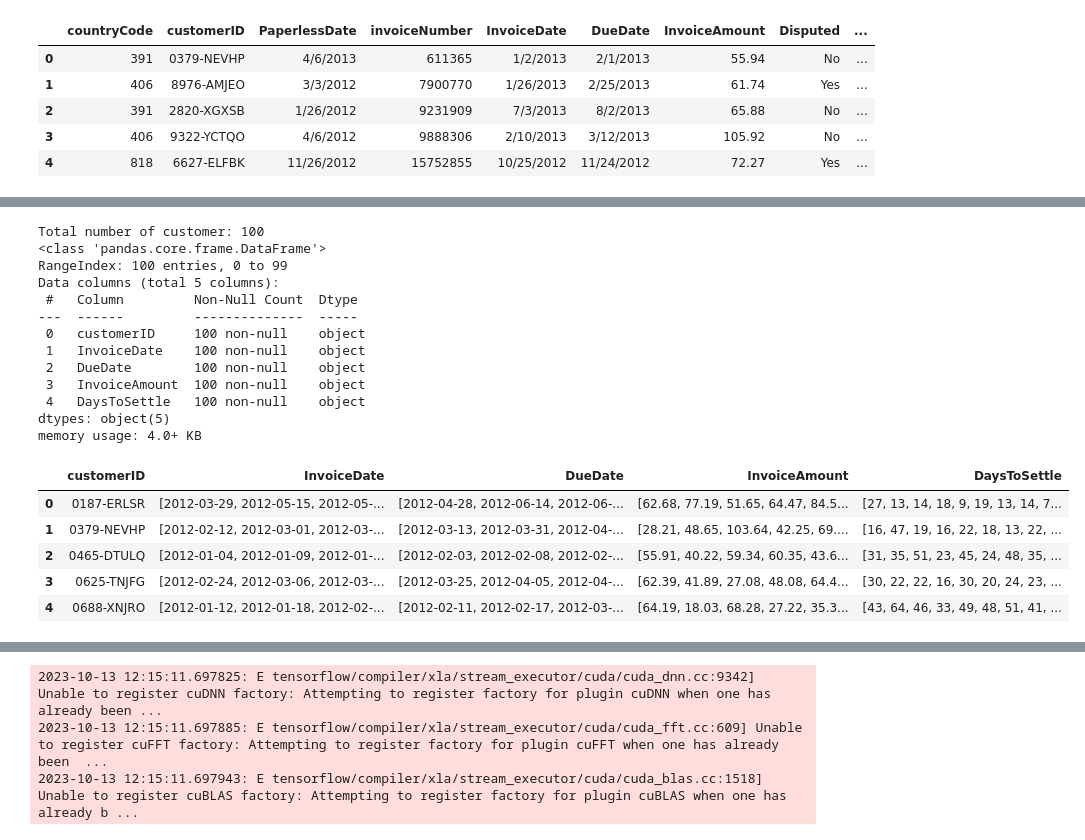
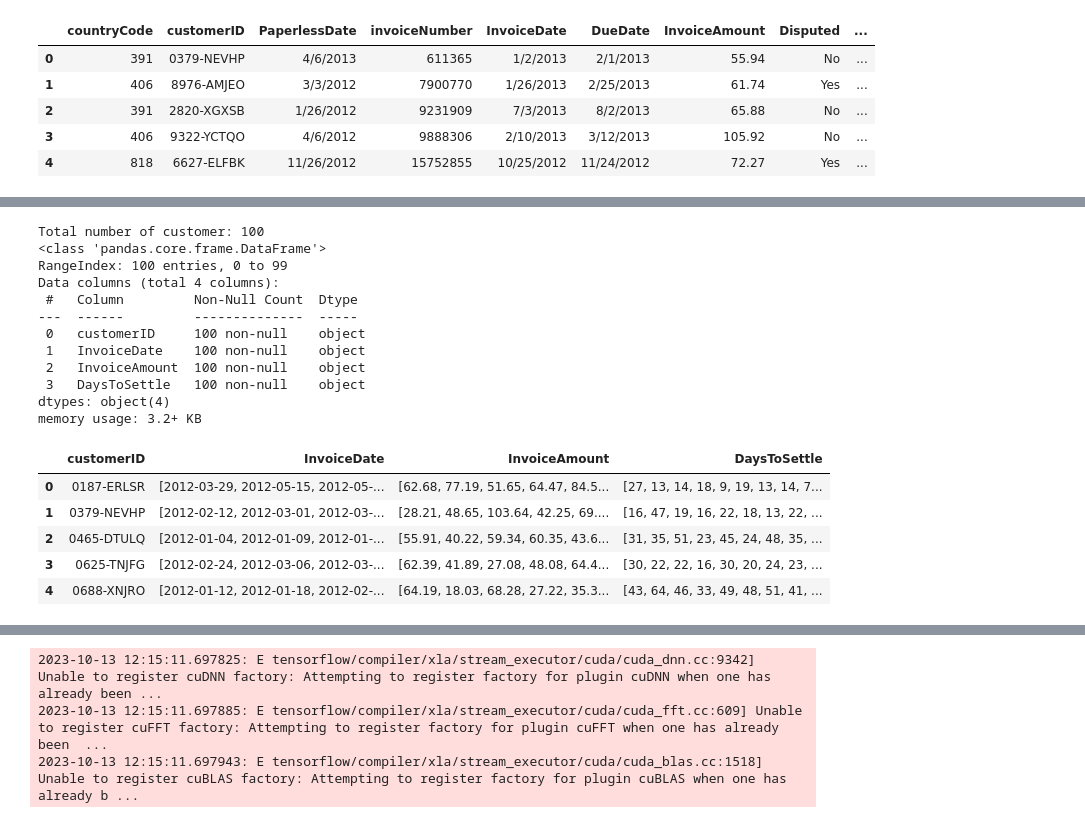
Before and after one commit to MengOonLee/AccountReceivable, a Jupyter notebook: Workflow/InvoicePayment/Forecasting.ipynb, the cells around one changed output, grey strips where cells are left out. Saved outputs shown, nothing was run; the diff lists cells and outputs as text; code cells hidden in the pictures.

```diff
--- a/Workflow/InvoicePayment/Forecasting.ipynb
+++ b/Workflow/InvoicePayment/Forecasting.ipynb
@@ -60,11 +60,11 @@ memory usage: 231.3+ KB
 import pandas as pd
 
 df_invoice.drop(columns=['countryCode', 'PaperlessDate', 'invoiceNumber',
-    'Disputed', 'SettledDate', 'PaperlessBill', 'DaysLate'], inplace=True)
+    'DueDate', 'Disputed', 'SettledDate', 'PaperlessBill', 'DaysLate'],
+    inplace=True)
 
-cols_date = ['InvoiceDate', 'DueDate']
-for col in cols_date:
-    df_invoice[col] = pd.to_datetime(df_invoice[col], format='%m/%d/%Y').dt.date
+df_invoice['InvoiceDate'] = pd.to_datetime(df_invoice['InvoiceDate'],
+    format='%m/%d/%Y').dt.date
 
 df_invoice.sort_values(by=['customerID', 'InvoiceDate'], inplace=True)
 
@@ -79,31 +79,30 @@ df_invoice.head()
 # %%
 import numpy as np
 
 print("Total number of customer:", len(df_invoice['customerID'].unique()))
 
-df_payment = df_invoice.groupby('customerID')\
+df_sample = df_invoice.groupby('customerID')\
     .agg(list)\
     .reset_index()
 
-df_payment.info()
-df_payment.head()
+df_sample.info()
+df_sample.head()
 # %% [output]
 Total number of customer: 100
 <class 'pandas.core.frame.DataFrame'>
 RangeIndex: 100 entries, 0 to 99
-Data columns (total 5 columns):
+Data columns (total 4 columns):
  #   Column         Non-Null Count  Dtype
 ---  ------         --------------  -----
  0   customerID     100 non-null    object
  1   InvoiceDate    100 non-null    object
- 2   DueDate        100 non-null    object
- 3   InvoiceAmount  100 non-null    object
- 4   DaysToSettle   100 non-null    object
-dtypes: object(5)
-memory usage: 4.0+ KB
+ 2   InvoiceAmount  100 non-null    object
+ 3   DaysToSettle   100 non-null    object
+dtypes: object(4)
+memory usage: 3.2+ KB
-|  | customerID | InvoiceDate | DueDate | InvoiceAmount | DaysToSettle |
-| 0 | 0187-ERLSR | [2012-03-29, 2012-05-15, 2012-05-... | [2012-04-28, 2012-06-14, 2012-06-... | [62.68, 77.19, 51.65, 64.47, 84.5... | [27, 13, 14, 18, 9, 19, 13, 14, 7... |
-| 1 | 0379-NEVHP | [2012-02-12, 2012-03-01, 2012-03-... | [2012-03-13, 2012-03-31, 2012-04-... | [28.21, 48.65, 103.64, 42.25, 69.... | [16, 47, 19, 16, 22, 18, 13, 22, ... |
-| 2 | 0465-DTULQ | [2012-01-04, 2012-01-09, 2012-01-... | [2012-02-03, 2012-02-08, 2012-02-... | [55.91, 40.22, 59.34, 60.35, 43.6... | [31, 35, 51, 23, 45, 24, 48, 35, ... |
-| 3 | 0625-TNJFG | [2012-02-24, 2012-03-06, 2012-03-... | [2012-03-25, 2012-04-05, 2012-04-... | [62.39, 41.89, 27.08, 48.08, 64.4... | [30, 22, 22, 16, 30, 20, 24, 23, ... |
-| 4 | 0688-XNJRO | [2012-01-12, 2012-01-18, 2012-02-... | [2012-02-11, 2012-02-17, 2012-03-... | [64.19, 18.03, 68.28, 27.22, 35.3... | [43, 64, 46, 33, 49, 48, 51, 41, ... |
+|  | customerID | InvoiceDate | InvoiceAmount | DaysToSettle |
+| 0 | 0187-ERLSR | [2012-03-29, 2012-05-15, 2012-05-... | [62.68, 77.19, 51.65, 64.47, 84.5... | [27, 13, 14, 18, 9, 19, 13, 14, 7... |
+| 1 | 0379-NEVHP | [2012-02-12, 2012-03-01, 2012-03-... | [28.21, 48.65, 103.64, 42.25, 69.... | [16, 47, 19, 16, 22, 18, 13, 22, ... |
+| 2 | 0465-DTULQ | [2012-01-04, 2012-01-09, 2012-01-... | [55.91, 40.22, 59.34, 60.35, 43.6... | [31, 35, 51, 23, 45, 24, 48, 35, ... |
+| 3 | 0625-TNJFG | [2012-02-24, 2012-03-06, 2012-03-... | [62.39, 41.89, 27.08, 48.08, 64.4... | [30, 22, 22, 16, 30, 20, 24, 23, ... |
+| 4 | 0688-XNJRO | [2012-01-12, 2012-01-18, 2012-02-... | [64.19, 18.03, 68.28, 27.22, 35.3... | [43, 64, 46, 33, 49, 48, 51, 41, ... |
```
Also changed, not shown: parts of 5 cells of this notebook.
